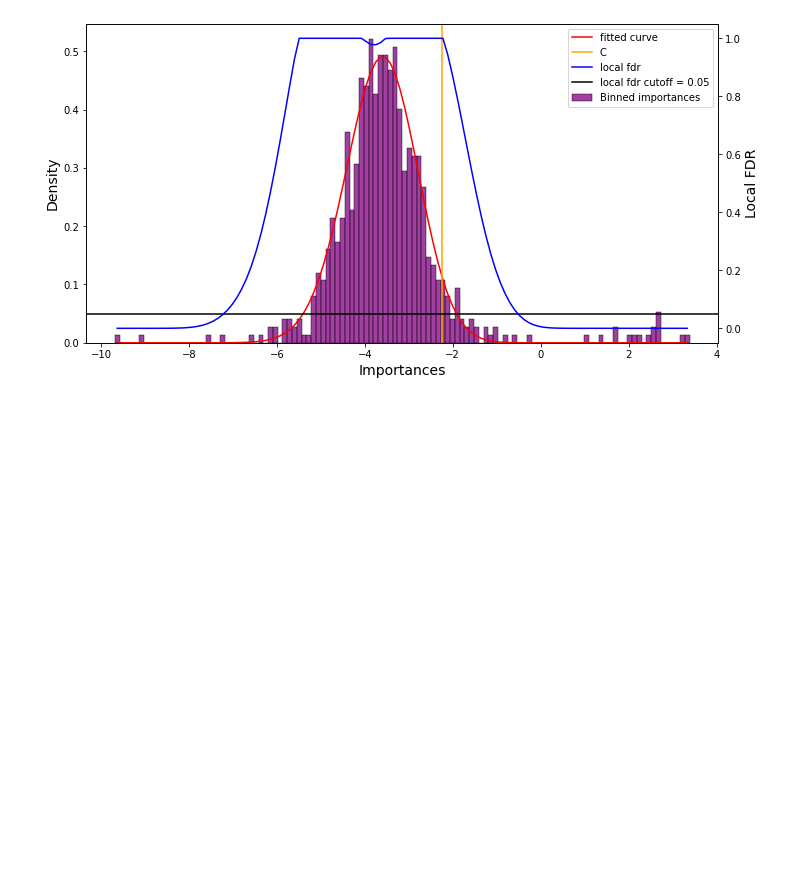
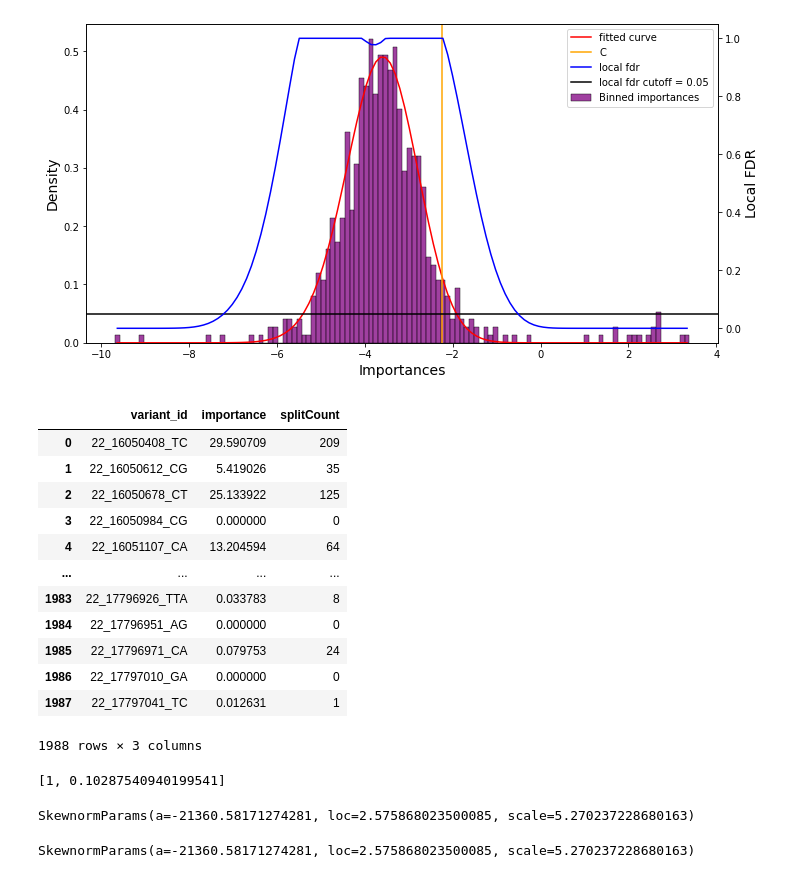
Before and after one commit to aehrc/VariantSpark, a Jupyter notebook: examples/compute_local_fdr.ipynb, the cells around one changed output. Saved outputs shown, nothing was run; the diff lists cells and outputs as text; code cells hidden in the pictures; blank space fills up the shorter version.

```diff
--- a/examples/compute_local_fdr.ipynb
+++ b/examples/compute_local_fdr.ipynb
@@ -163,5 +164,74 @@ fdrCalc.plot(ax3)
 plt.show()
 # %% [output]
 [figure]
+# %%
+df = impTable.to_pandas()
+df['variant_id'] = df['locus.contig'].astype(str)+'_'+df['locus.position'].astype(str)+'_'+df['alleles'].apply(lambda x: x[0])++df['alleles'].apply(lambda x: x[1])
+df[['variant_id','importance','splitCount']].to_csv('~/workspace/split_count.tsv', sep='\t', index=False)
+df[['variant_id','importance','splitCount']]
+# %% [output]
+|  | variant_id | importance | splitCount |
+| 0 | 22_16050408_TC | 29.590709 | 209 |
+| 1 | 22_16050612_CG | 5.419026 | 35 |
+| 2 | 22_16050678_CT | 25.133922 | 125 |
+| 3 | 22_16050984_CG | 0.000000 | 0 |
+| 4 | 22_16051107_CA | 13.204594 | 64 |
+| ... | ... | ... | ... |
+| 1983 | 22_17796926_TTA | 0.033783 | 8 |
+| 1984 | 22_17796951_AG | 0.000000 | 0 |
+| 1985 | 22_17796971_CA | 0.079753 | 24 |
+| 1986 | 22_17797010_GA | 0.000000 | 0 |
+| 1987 | 22_17797041_TC | 0.012631 | 1 |
+1988 rows × 3 columns
 # %%
 hl.stop()
+# %%
+import numpy as np
+from varspark.stats.lfdr import *
+
+df = df[['variant_id','importance','splitCount']]
+df = df.assign(logImportance = np.log(df.importance))
+
+#def determine_cutoff(df, cutoff=[1,4,10,15,20], Q=0.75, bins=120):
+cutoff=[1,4,10,15,20]
+Q=0.75
+bins=120
+
+best_split=[1, np.inf]
+
+for split in cutoff:
+    #impDfWithLog = self.df_[self.df_.splitCount >= split]
+    impDfWithLog = df[df.splitCount >= split] #temp
+    impDfWithLog = impDfWithLog[['variant_id','logImportance']].set_index('variant_id').squeeze()
+
+    local_fdr = LocalFdr()
+    local_fdr.bins=bins
+
+
+    impDfWithLog = impDfWithLog + sys.float_info.epsilon
+    x, f_observed_y = local_fdr._observed_density(impDfWithLog)
+    f_y = local_fdr._fit_density(x, f_observed_y)
+
+    C = np.quantile(impDfWithLog, q=Q)
+
+    f0_params = local_fdr._estimate_skewnorm_params(x[x < C], f_observed_y[x < C])
+    initial_f0_params = local_fdr._estimate_skewnorm_params(x[x < C], f_observed_y[x < C], SkewnormParams.initial_list(impDfWithLog))
+
+    res = skewnorm.pdf(x, a=initial_f0_params.a, loc=initial_f0_params.loc, scale=initial_f0_params.scale) - f_observed_y
+    res = sum(res[x < C]**2)
+    if best_split[1] > res:
+        best_split[0]=split
+        best_split[1]=res
+
+#return best_split[0]
+best_split
+# %% [output]
+[1, 0.10287540940199541]
+# %%
+initial_f0_params#.a#, loc=initial_f0_params.loc, scale=initial_f0_params.scale
+# %% [output]
+SkewnormParams(a=-21360.58171274281, loc=2.575868023500085, scale=5.270237228680163)
+# %%
+initial_f0_params
+# %% [output]
+SkewnormParams(a=-21360.58171274281, loc=2.575868023500085, scale=5.270237228680163)
```
Also changed, not shown: parts of 7 cells of this notebook, 1 other file.
